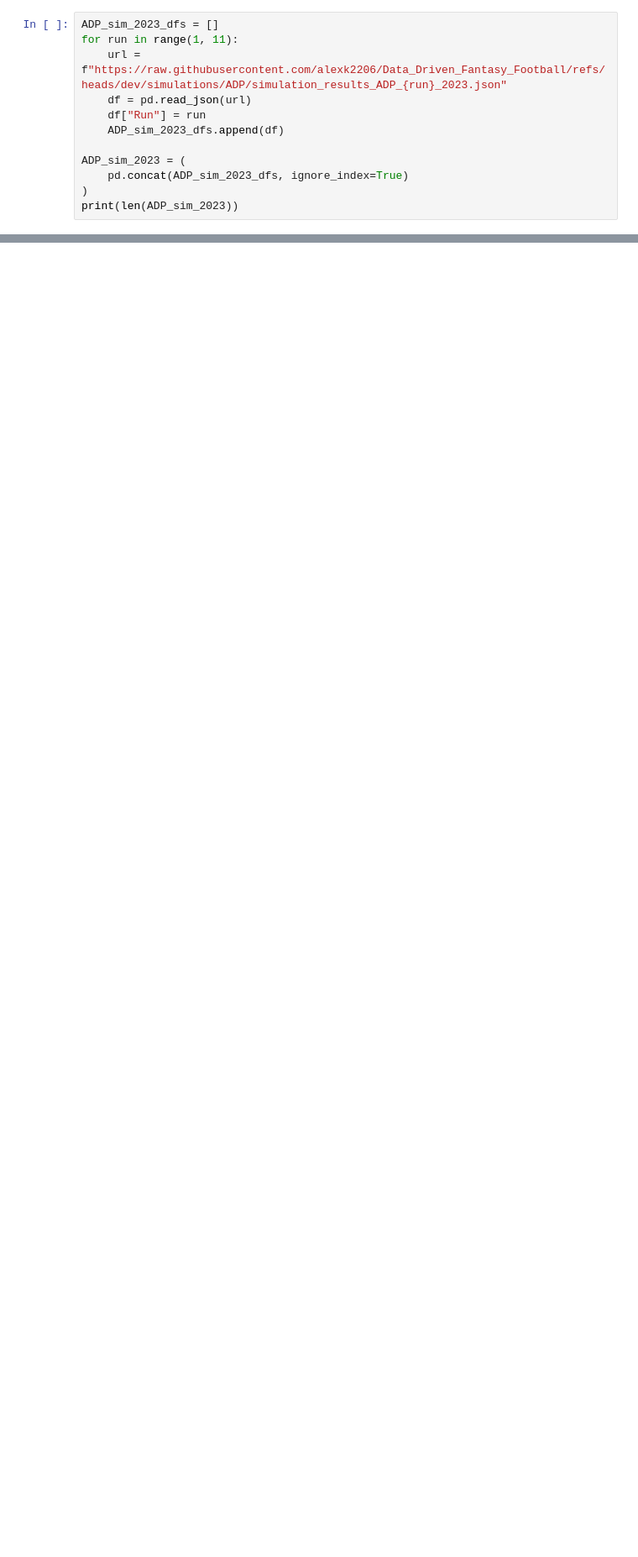
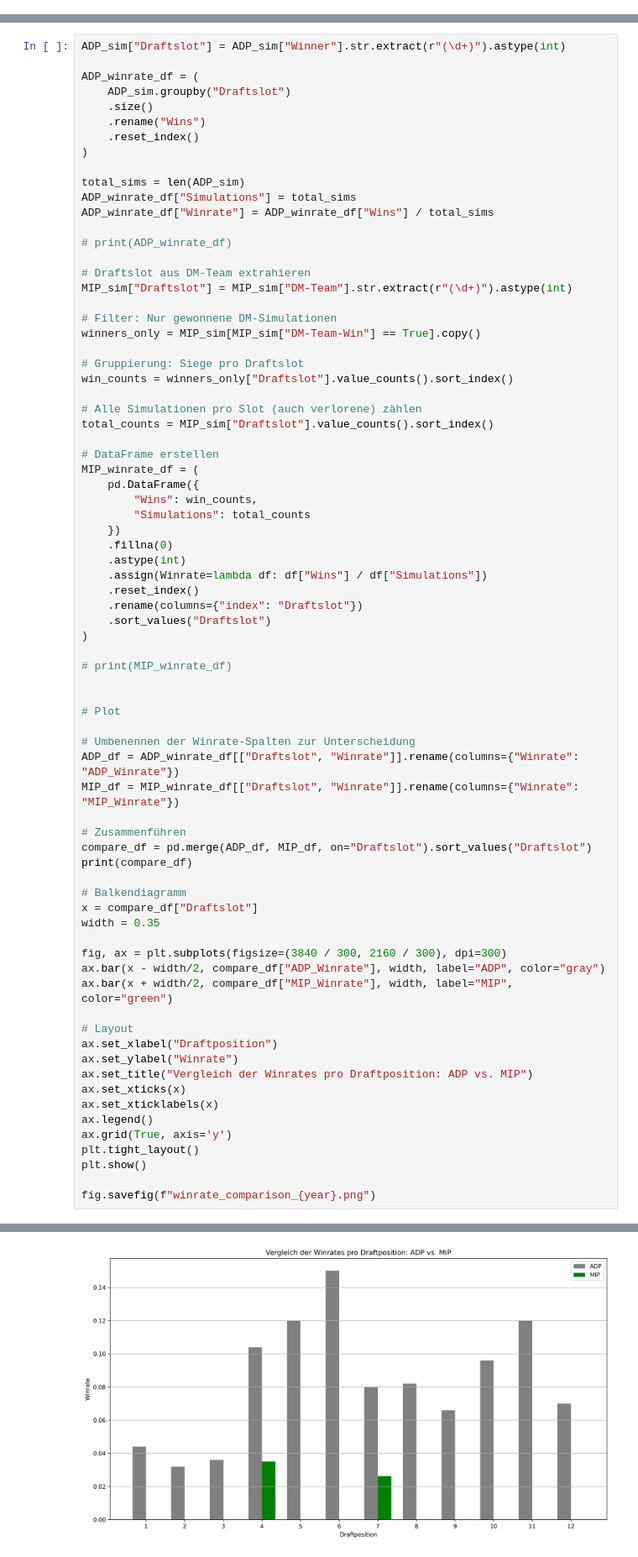
Before and after one commit to alexk2206/Data_Driven_Fantasy_Football, a Jupyter notebook: Evaluation.ipynb, the cells around one changed output, grey strips where cells are left out. Shown at 84% size. Cells and saved outputs as stored; diff of their text form; blank space fills up the shorter version.

```diff
--- a/Evaluation.ipynb
+++ b/Evaluation.ipynb
@@ -39,12 +66,0 @@ print(len(ADP_sim_2024))
-# %%
-ADP_sim_2023_dfs = []
-for run in range(1, 11):
-    url = f"https://raw.githubusercontent.com/alexk2206/Data_Driven_Fantasy_Football/refs/heads/dev/simulations/ADP/simulation_results_ADP_{run}_2023.json"
-    df = pd.read_json(url)
-    df["Run"] = run
-    ADP_sim_2023_dfs.append(df)
-
-ADP_sim_2023 = (
-    pd.concat(ADP_sim_2023_dfs, ignore_index=True)
-)
-print(len(ADP_sim_2023))
@@ -242,0 +69,76 @@ plt.show()
+# %%
+ADP_sim["Draftslot"] = ADP_sim["Winner"].str.extract(r"(\d+)").astype(int)
+
+ADP_winrate_df = (
+    ADP_sim.groupby("Draftslot")
+    .size()
+    .rename("Wins")
+    .reset_index()
+)
+
+total_sims = len(ADP_sim)
+ADP_winrate_df["Simulations"] = total_sims
+ADP_winrate_df["Winrate"] = ADP_winrate_df["Wins"] / total_sims
+
+# print(ADP_winrate_df)
+
+# Draftslot aus DM-Team extrahieren
+MIP_sim["Draftslot"] = MIP_sim["DM-Team"].str.extract(r"(\d+)").astype(int)
+
+# Filter: Nur gewonnene DM-Simulationen
+winners_only = MIP_sim[MIP_sim["DM-Team-Win"] == True].copy()
+
+# Gruppierung: Siege pro Draftslot
+win_counts = winners_only["Draftslot"].value_counts().sort_index()
+
+# Alle Simulationen pro Slot (auch verlorene) zählen
+total_counts = MIP_sim["Draftslot"].value_counts().sort_index()
+
+# DataFrame erstellen
+MIP_winrate_df = (
+    pd.DataFrame({
+        "Wins": win_counts,
+        "Simulations": total_counts
+    })
+    .fillna(0)
+    .astype(int)
+    .assign(Winrate=lambda df: df["Wins"] / df["Simulations"])
+    .reset_index()
+    .rename(columns={"index": "Draftslot"})
+    .sort_values("Draftslot")
+)
+
+# print(MIP_winrate_df)
+
+
+# Plot
+
+# Umbenennen der Winrate-Spalten zur Unterscheidung
+ADP_df = ADP_winrate_df[["Draftslot", "Winrate"]].rename(columns={"Winrate": "ADP_Winrate"})
+MIP_df = MIP_winrate_df[["Draftslot", "Winrate"]].rename(columns={"Winrate": "MIP_Winrate"})
+
+# Zusammenführen
+compare_df = pd.merge(ADP_df, MIP_df, on="Draftslot").sort_values("Draftslot")
+print(compare_df)
+
+# Balkendiagramm
+x = compare_df["Draftslot"]
+width = 0.35
+
+fig, ax = plt.subplots(figsize=(3840 / 300, 2160 / 300), dpi=300)
+ax.bar(x - width/2, compare_df["ADP_Winrate"], width, label="ADP", color="gray")
+ax.bar(x + width/2, compare_df["MIP_Winrate"], width, label="MIP", color="green")
+
+# Layout
+ax.set_xlabel("Draftposition")
+ax.set_ylabel("Winrate")
+ax.set_title("Vergleich der Winrates pro Draftposition: ADP vs. MIP")
+ax.set_xticks(x)
+ax.set_xticklabels(x)
+ax.legend()
+ax.grid(True, axis='y')
+plt.tight_layout()
+plt.show()
+
+fig.savefig(f"winrate_comparison_{year}.png")
+# %% [output]
@@ -242,0 +158 @@ plt.show()
+[figure, added]
```
Also changed, not shown: parts of 16 cells of this notebook.
